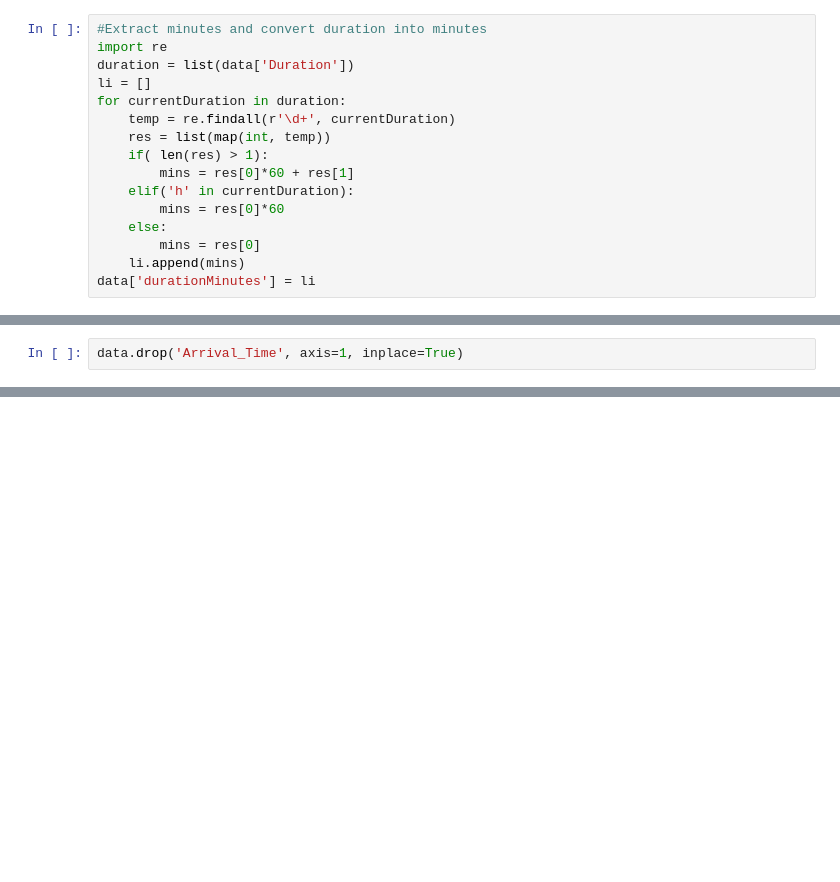
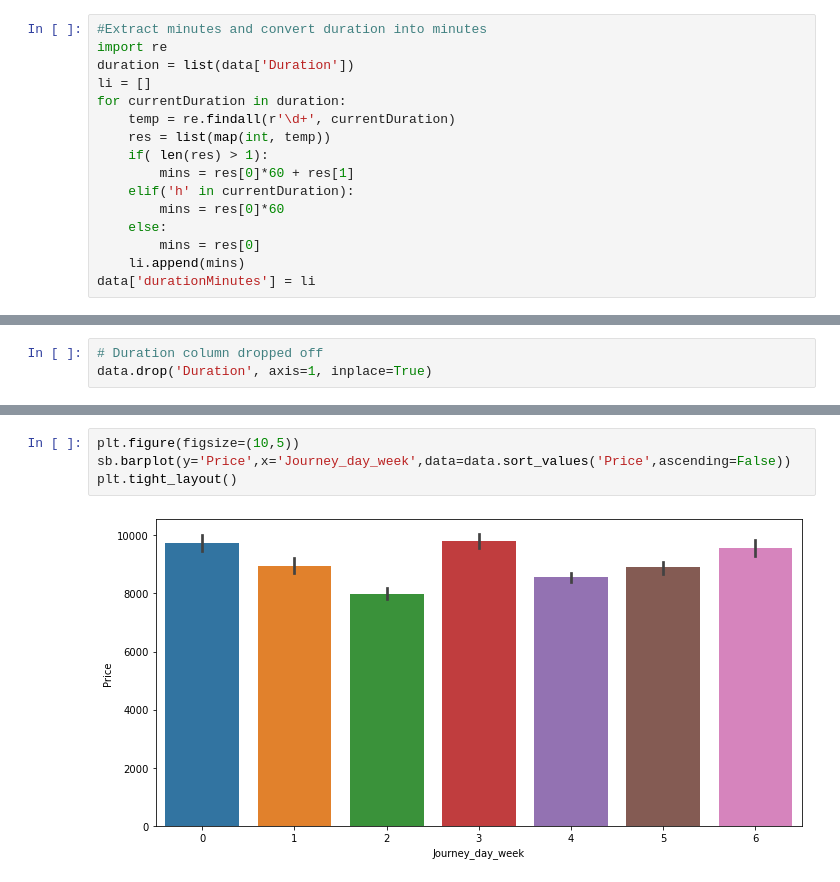
Before and after one commit to Rahul-shakya/Price-Prediction, a Jupyter notebook: flightPricePrediction.ipynb, the cells around one changed output, grey strips where cells are left out. Cells and saved outputs as stored; diff of their text form; blank space fills up the shorter version.

Commit message:
Handling categorical data

```diff
--- a/flightPricePrediction.ipynb
+++ b/flightPricePrediction.ipynb
@@ -187,4 +187,5 @@ data.head()
 | 3 | IndiGo | Kolkata | Banglore | CCU → NAG → BLR | 5h 25m | 1 stop | No info | 6218 | 5 | ... |
 | 4 | IndiGo | Banglore | New Delhi | BLR → NAG → DEL | 4h 45m | 1 stop | No info | 13302 | 3 | ... |
 # %%
-data.drop('Arrival_Time', axis=1, inplace=True)
+# Duration column dropped off
+data.drop('Duration', axis=1, inplace=True)
@@ -190,0 +220,6 @@ data.drop('Arrival_Time', axis=1, inplace=True)
+# %%
+plt.figure(figsize=(10,5))
+sb.barplot(y='Price',x='Journey_day_week',data=data.sort_values('Price',ascending=False))
+plt.tight_layout()
+# %% [output]
+[figure, added]
```
Also changed, not shown: parts of 19 cells of this notebook.
